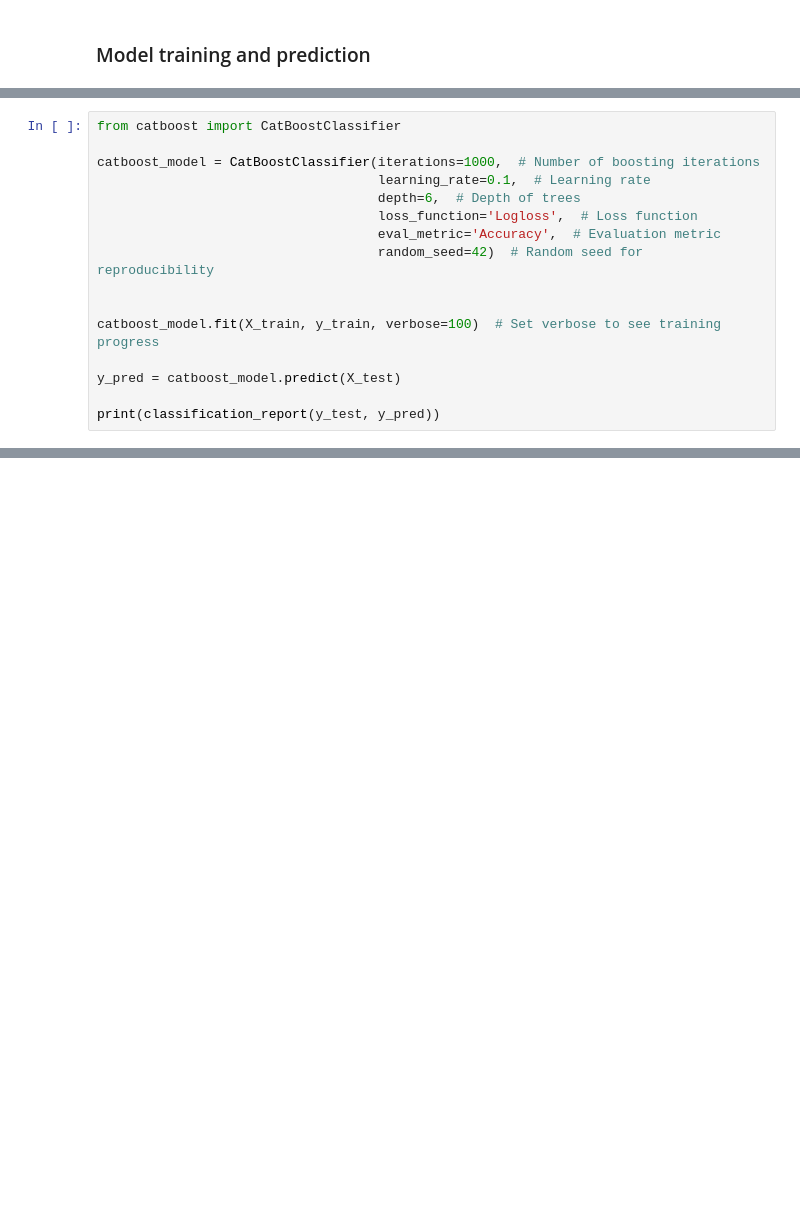
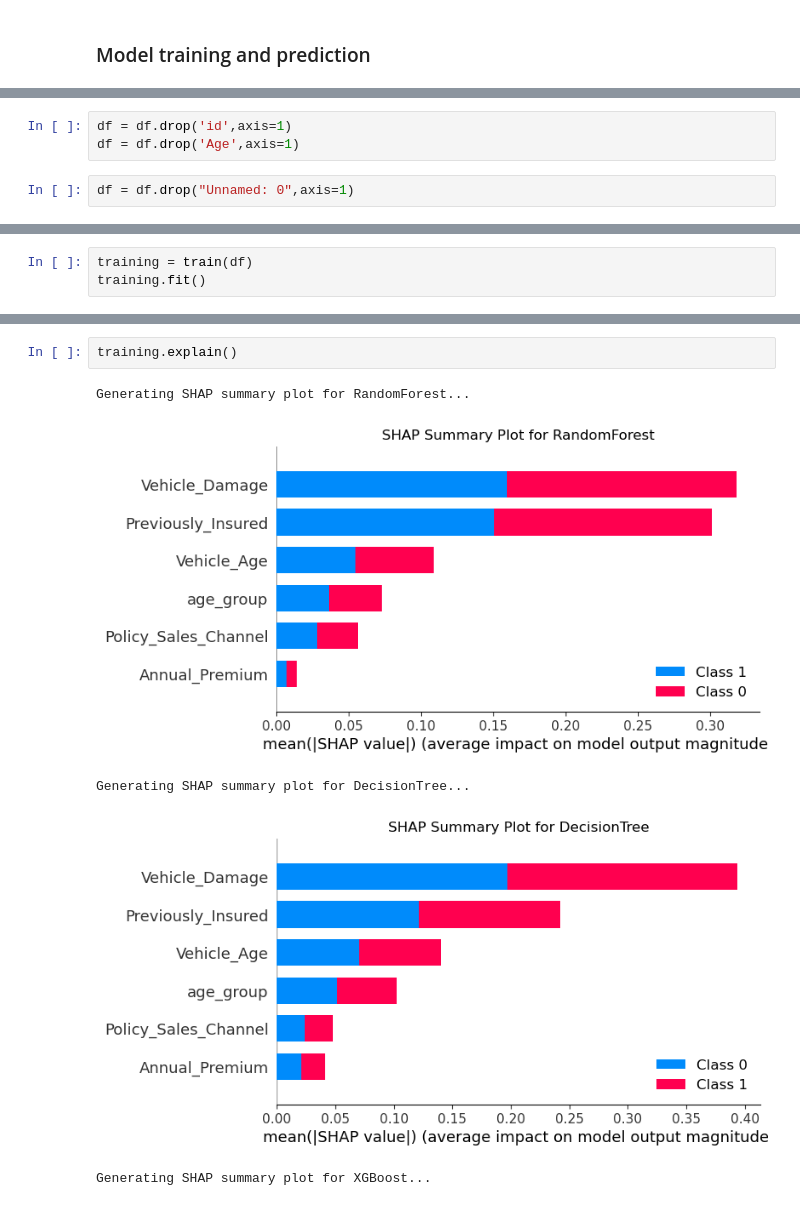
Before and after one commit to JMAN-CODES/EDA-Vehicle, a Jupyter notebook: INT039_ArjunP.ipynb, the cells around one changed output, grey strips where cells are left out. Saved outputs shown, nothing was run; the diff lists cells and outputs as text; blank space fills up the shorter version.

```diff
--- a/INT039_ArjunP.ipynb
+++ b/INT039_ArjunP.ipynb
@@ -1042,16 +640,0 @@ weighted avg       0.84      0.88      0.82     76222
-# %%
-from catboost import CatBoostClassifier
-
-catboost_model = CatBoostClassifier(iterations=1000,  # Number of boosting iterations
-                                    learning_rate=0.1,  # Learning rate
-                                    depth=6,  # Depth of trees
-                                    loss_function='Logloss',  # Loss function
-                                    eval_metric='Accuracy',  # Evaluation metric
-                                    random_seed=42)  # Random seed for reproducibility
-
-
-catboost_model.fit(X_train, y_train, verbose=100)  # Set verbose to see training progress
-
-y_pred = catboost_model.predict(X_test)
-
-print(classification_report(y_test, y_pred))
@@ -1077,0 +641,5 @@ weighted avg       0.84      0.88      0.82     76222
+# %%
+df = df.drop('id',axis=1)
+df = df.drop('Age',axis=1)
+# %%
+df = df.drop("Unnamed: 0",axis=1)
@@ -1077,0 +726,3 @@ weighted avg       0.84      0.88      0.82     76222
+# %%
+training = train(df)
+training.fit()
@@ -1077,0 +747,8 @@ weighted avg       0.84      0.88      0.82     76222
+# %%
+training.explain()
+# %% [output]
+Generating SHAP summary plot for RandomForest...
+[figure, added]
+Generating SHAP summary plot for DecisionTree...
+[figure, added]
+Generating SHAP summary plot for XGBoost...
```
Also changed, not shown: parts of 65 cells of this notebook, 6 other files.
